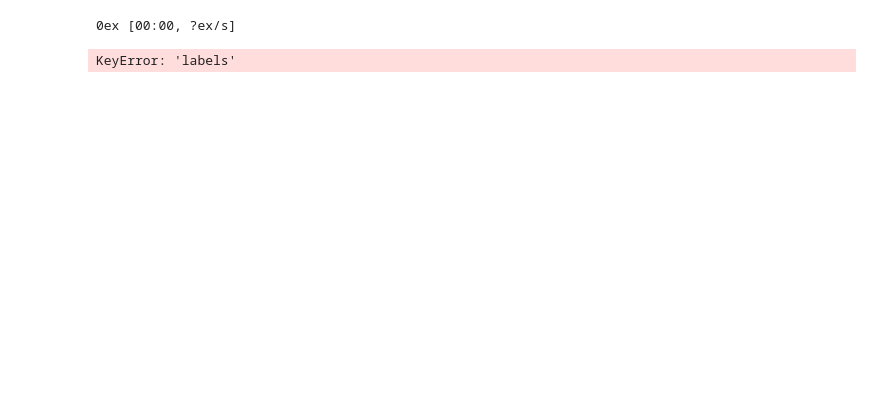
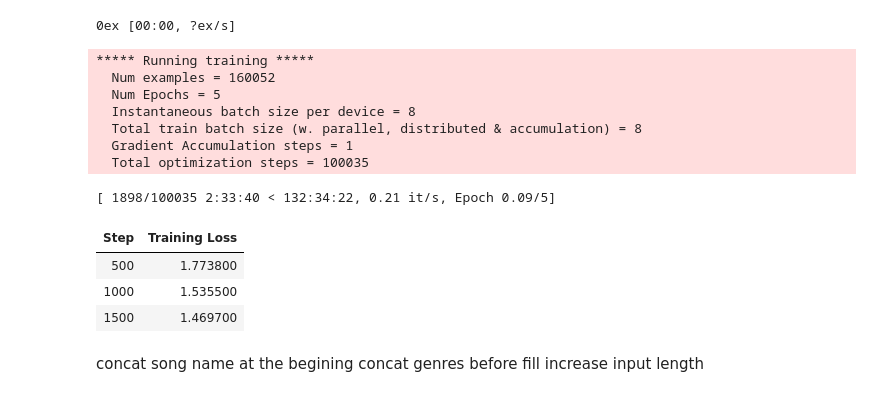
Before and after one commit to eitanbentora/NLP-Project-Hit-Machine, a Jupyter notebook: Code/T5/FineTuningT5/fine_tuning.ipynb, the cells around one changed output. Cells and saved outputs as stored; diff of their text form; code cells hidden in the pictures; blank space fills up the shorter version.

Commit message:
training process ready

```diff
--- a/Code/T5/FineTuningT5/fine_tuning.ipynb
+++ b/Code/T5/FineTuningT5/fine_tuning.ipynb
@@ -77,28 +67,48 @@ def tokenize_fn(examples):
     tokenized_examples['labels'] = tok_labels
     return tokenized_examples
 # %%
-labeled_df = pd.read_pickle('/home/student/Desktop/Project/Data/chords_en.pkl').head(100)[['chords&lyrics']].rename({'chords&lyrics': 'input_ids'}, axis=1)
+# labeled_df = pd.read_pickle('/home/student/Desktop/Project/Data/chords_en.pkl').head(100)[['chords&lyrics']].rename({'chords&lyrics': 'input_ids'}, axis=1)
 datasets = DatasetDict({'train': Dataset.from_pandas(labeled_df)})
 del labeled_df
 model_name = 't5-base'
 tokenizer = AutoTokenizer.from_pretrained(model_name)
-max_length = 128
+max_length = 512
 
 tokenized_datasets = datasets.map(tokenize_fn, remove_columns=datasets["train"].column_names)
 tokenized_datasets.set_format('torch')
 
 model = FillingModel()
 OUT_PATH = Path("results")
 args = TrainingArguments(output_dir=OUT_PATH, overwrite_output_dir=True, per_device_train_batch_size=8,
                          save_strategy='no',
                          do_train=True, num_train_epochs=5, report_to='none')
+
+device = torch.device("cuda") if torch.cuda.is_available() else torch.device("cpu")
+print("device: ", device)
+model.to(device)
+
 trainer = Trainer(
     model=model,
     args=args,
     train_dataset=tokenized_datasets['train'],
 )
 trainer.train()
 model.model.save_pretrained('/home/student/Desktop/Project/Data/Models/model_basic')
 # %% [output]
 0ex [00:00, ?ex/s]
-KeyError: 'labels'
+***** Running training *****
+  Num examples = 160052
+  Num Epochs = 5
+  Instantaneous batch size per device = 8
+  Total train batch size (w. parallel, distributed & accumulation) = 8
+  Gradient Accumulation steps = 1
+  Total optimization steps = 100035
+[ 1898/100035 2:33:40 < 132:34:22, 0.21 it/s, Epoch 0.09/5]
+| Step | Training Loss |
+| 500 | 1.773800 |
+| 1000 | 1.535500 |
+| 1500 | 1.469700 |
+# %% [markdown]
+concat song name at the begining
+concat genres before fill
+increase input length
```
Also changed, not shown: parts of 8 cells of this notebook, 5 other files.
